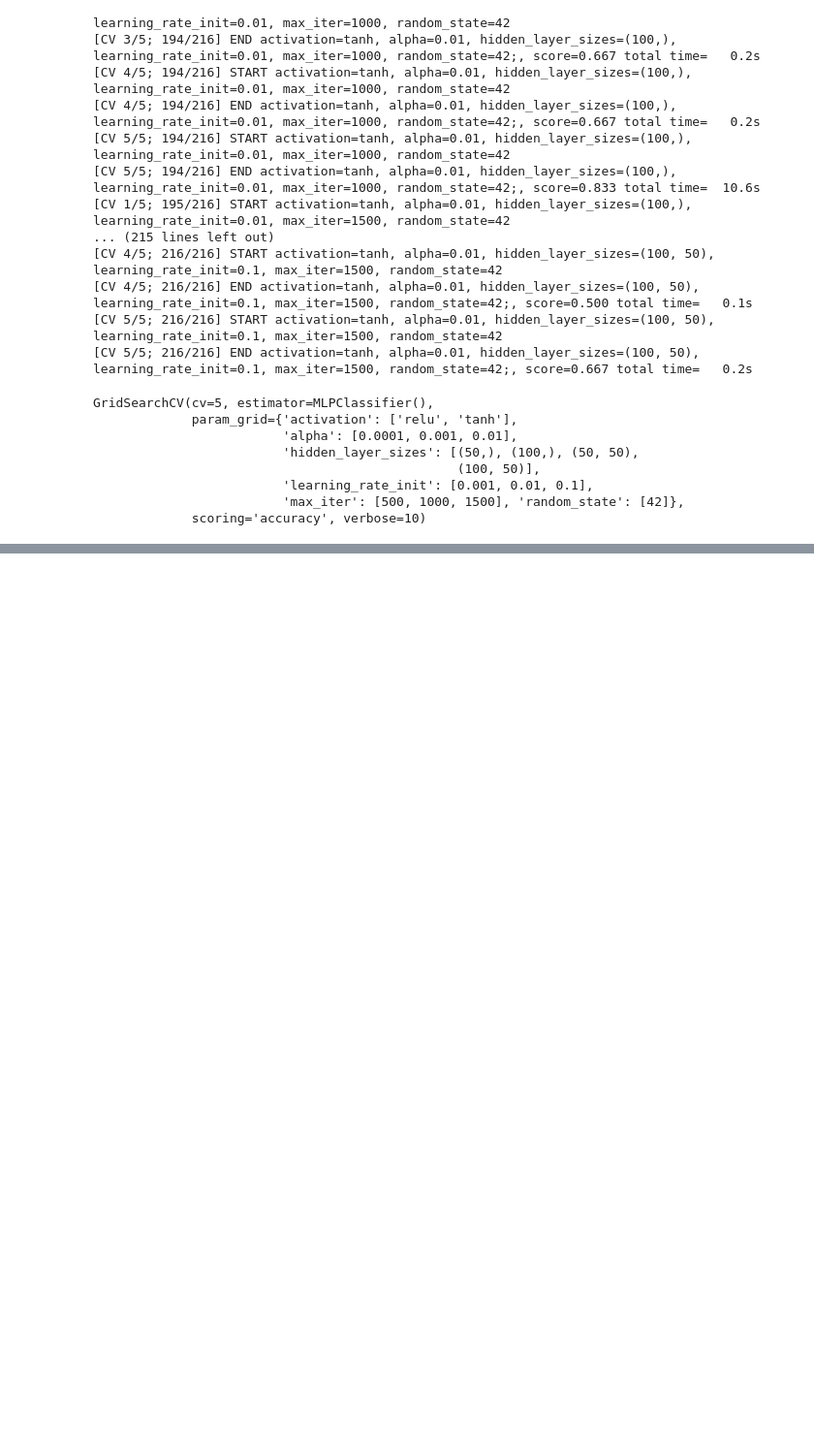
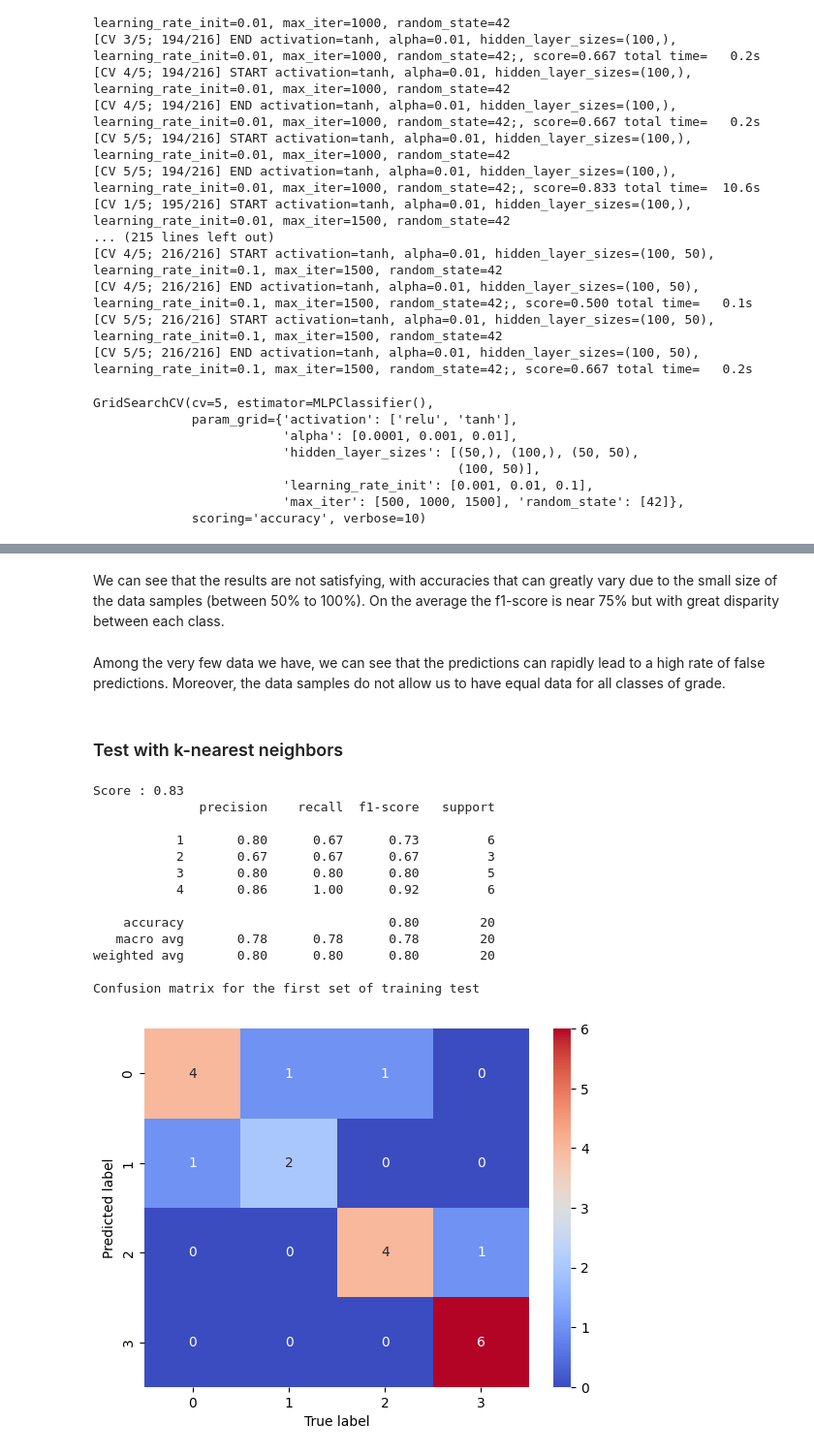
Before and after one commit to Hayvo/ap_miniproj, a Jupyter notebook: Gliome.ipynb, the cells around one changed output, grey strips where cells are left out. Shown at 97% size. Cells and saved outputs as stored; diff of their text form; code cells hidden in the pictures; blank space fills up the shorter version.

```diff
--- a/Gliome.ipynb
+++ b/Gliome.ipynb
@@ -428,0 +479,38 @@ Accuracy: 0.925
+# %% [markdown]
+We can see that the results are not satisfying, with accuracies that can greatly vary due to the small size of the data samples (between 50% to 100%). On the average the f1-score is near 75% but with great disparity between each class.
+# %% [markdown]
+Among the very few data we have, we can see that the predictions can rapidly lead to a high rate of false predictions. Moreover, the data samples do not allow us to have equal data for all classes of grade.
+# %% [markdown]
+### Test with k-nearest neighbors ###
+# %%
+from sklearn.neighbors import KNeighborsClassifier
+
+knn = KNeighborsClassifier(n_neighbors=4)
+knn.fit(X_train_1,y_train_1)
+print(f"Score : {KNeighborsClassifier.score(knn,X_train_1,y_train_1):.2f}")
+preds1 = knn.predict(X_test_1)
+
+#Evaluation of the classifier
+report = metrics.classification_report(y_true=y_test_1, y_pred=preds1)
+print(report)
+print(f"Confusion matrix for the first set of training test")
+cm = metrics.confusion_matrix(y_true=y_test_1, y_pred=preds1)
+ax = sns.heatmap(cm, cmap='coolwarm', annot=cm)
+ax.set_xlabel('True label')
+ax.set_ylabel('Predicted label')
+plt.show()
+# %% [output]
+Score : 0.83
+              precision    recall  f1-score   support
+
+           1       0.80      0.67      0.73         6
+           2       0.67      0.67      0.67         3
+           3       0.80      0.80      0.80         5
+           4       0.86      1.00      0.92         6
+
+    accuracy                           0.80        20
+   macro avg       0.78      0.78      0.78        20
+weighted avg       0.80      0.80      0.80        20
+
+Confusion matrix for the first set of training test
+[figure, added]
```
Also changed, not shown: parts of 15 cells of this notebook.
